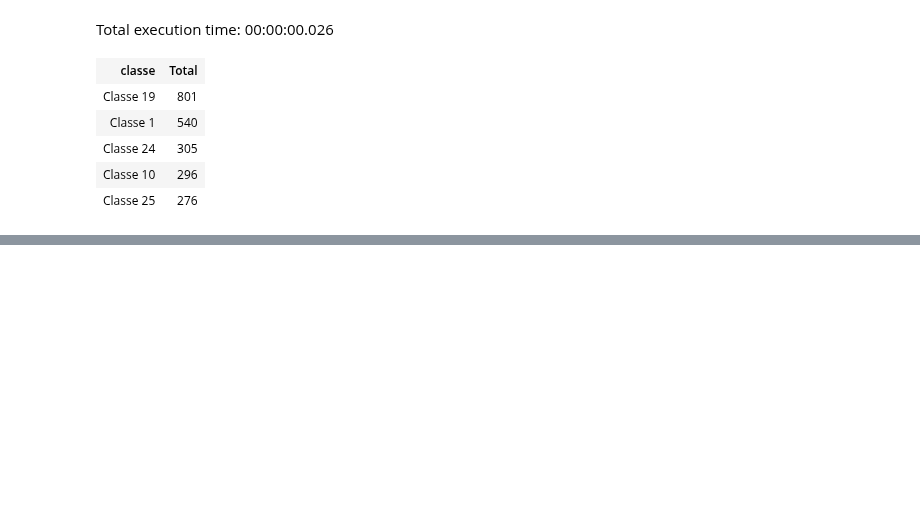
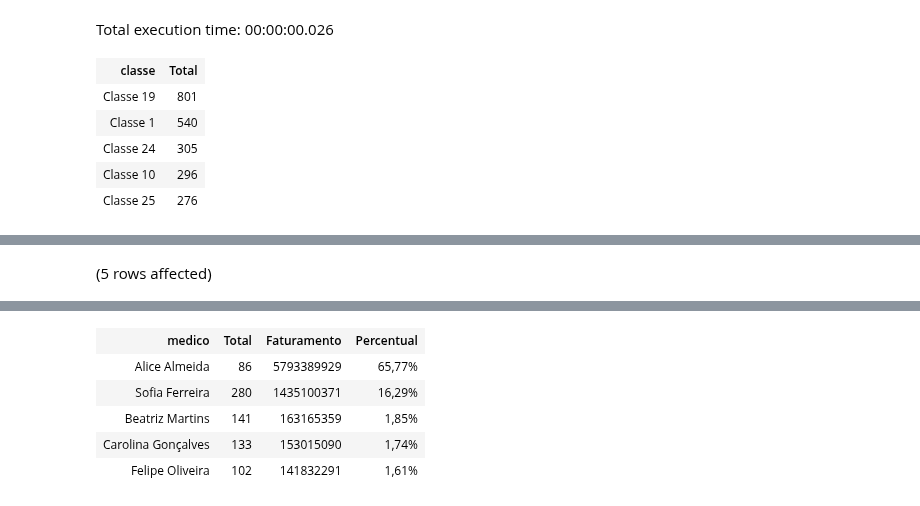
Before and after one commit to AlbertoFAraujo/EDA_Hospitalar, a Jupyter notebook: Xhospital_EDA.ipynb, the cells around one changed output, grey strips where cells are left out. Saved outputs shown, nothing was run; the diff lists cells and outputs as text; code cells hidden in the pictures; blank space fills up the shorter version.

```diff
--- a/Xhospital_EDA.ipynb
+++ b/Xhospital_EDA.ipynb
@@ -205,0 +271,14 @@ Total execution time: 00:00:00.022
+# %%
+-- Qual os três médicos com maior número de faturamento?
+SELECT top(5)
+    med.medico,
+    COUNT(inter.data_admissao) AS Total,
+    SUM(inter.valor) AS Faturamento,
+    FORMAT(1.0 * SUM(inter.valor)/SUM(SUM(inter.valor))OVER(),'0.00%') AS Percentual
+FROM tab_medicos AS med
+INNER JOIN tab_internacoes AS inter
+ON med.cod_medico = inter.cod_medico
+GROUP BY med.medico
+ORDER BY Faturamento DESC
+# %% [output]
+(5 rows affected)
@@ -205,0 +286,6 @@ Total execution time: 00:00:00.022
+| medico | Total | Faturamento | Percentual |
+| Alice Almeida | 86 | 5793389929 | 65,77% |
+| Sofia Ferreira | 280 | 1435100371 | 16,29% |
+| Beatriz Martins | 141 | 163165359 | 1,85% |
+| Carolina Gonçalves | 133 | 153015090 | 1,74% |
+| Felipe Oliveira | 102 | 141832291 | 1,61% |
```
Also changed, not shown: parts of 16 cells of this notebook.
